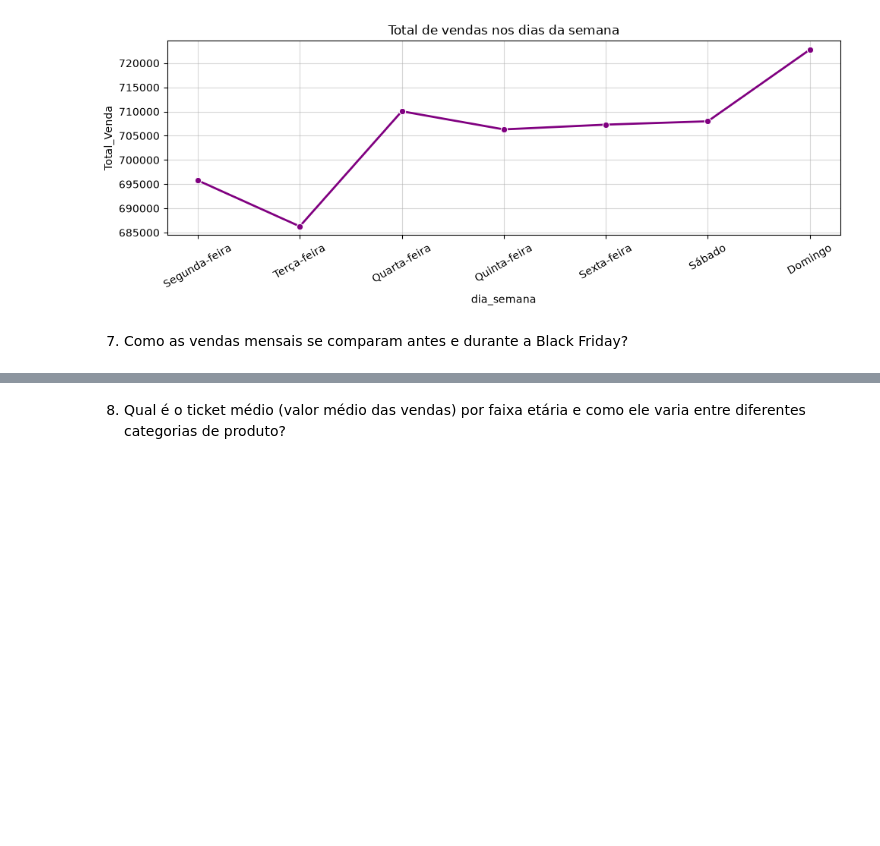
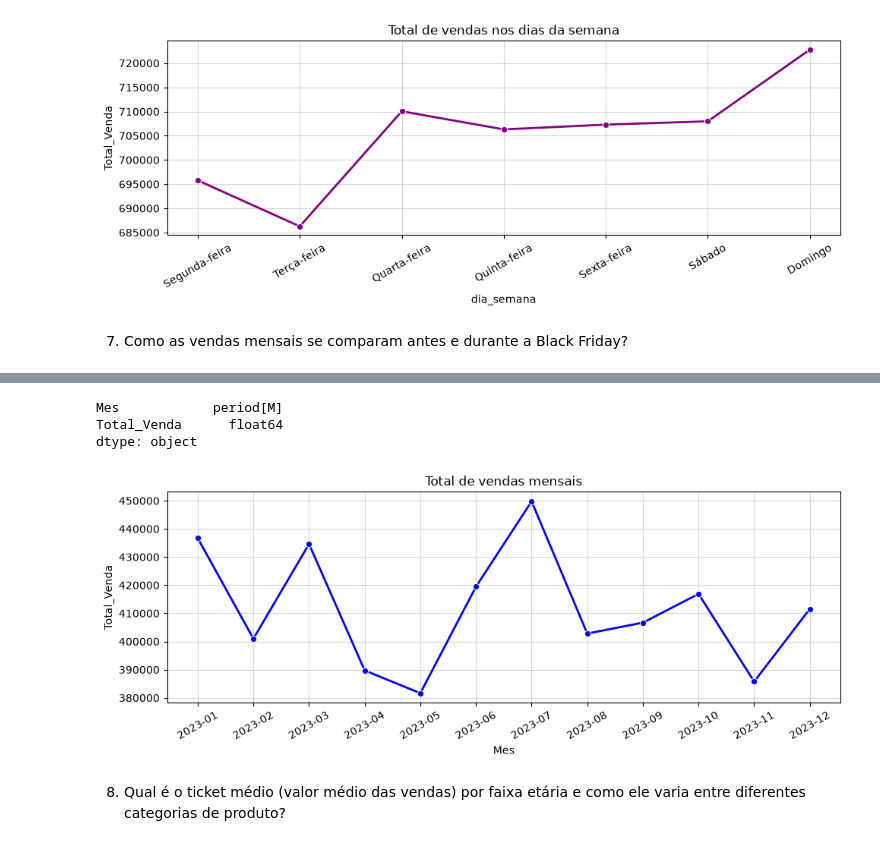
Before and after one commit to Danibisinoto/Repositorio_PROJETO_FINAL_Analise_Exploratoria_de_Dados, a Jupyter notebook: PROJETO.IPYNB, the cells around one changed output, grey strips where cells are left out. Saved outputs shown, nothing was run; the diff lists cells and outputs as text; code cells hidden in the pictures; blank space fills up the shorter version.

Commit message:
análise das questões 7 e 9, por seguir mesmo raciocínio

```diff
--- a/PROJETO.IPYNB
+++ b/PROJETO.IPYNB
@@ -591,3 +598,10 @@ plt.show()
 [figure]
 # %% [markdown]
 7. Como as vendas mensais se comparam antes e durante a Black Friday?
+# %%
+#Black Friday > anualmente na última sexta-feira de Novembro
+
+df['Mes']=pd.to_datetime(df['Data']).dt.to_period('M')
+
+venda_mensal=df.groupby(['Mes'])['Total_Venda'].sum().reset_index().round(2)
+venda_mensal
@@ -594,3 +622,39 @@ plt.show()
+# %%
+print(venda_mensal.dtypes) #checando o tipo do retorno
+# %% [output]
+Mes            period[M]
+Total_Venda      float64
+dtype: object
+# %%
+#analisando em gráfico
+
+venda_mensal['Mes']=venda_mensal['Mes'].astype(str)
+#astype(str) para que o resultado retorne os meses(string) e não os valores numéricos: 636, 638, 640, 642, 644, 646.....
+
+
+plt.figure(figsize=(10, 4))
+sns.lineplot(data=venda_mensal, x='Mes', y='Total_Venda', marker='o', color='blue', linewidth=2.0)
+plt.grid(axis='both', linestyle='-', alpha=0.5)
+plt.gca().set_axisbelow(True)
+plt.xticks(rotation=30)
+plt.title('Total de vendas mensais')
+plt.tight_layout()
+plt.show()
+
+#####ANALISE
+# Na Black Friday (novembro) as vendas caem consideravelmente, perdendo apenas para as vendas do mês de maio...
+# O foco de vendas na Black Friday são Eletrônicos, vestuários e afins....produtos de supermercado não é o foco
+# nesse período, caindo as vendas...
+# Em dezembro as vendas crescem pela chegada do Natal.
+# Em janeiro temos período de festas de ano novo, elevando as vendas.
+# Em fevereiro, periodo de férias, as vendas caem, retomando em Marco, com a volta das férias.
+# Assim como as vendas começam a cair em abril, atingindo o menor pico em maio por ser período pós pagamento de
+# impostos(IPTU, IPVA, etc), gastos escolares, etc...
+# Em junho as vendas voltam a crescer alcançando pico máximo em julho, devido período de férias.
+# Em agosto, setembro e outubro as vendas caem um pouco, mantendo certa proporção, devido volta à rotina de trabalho.
+# Essas vendas tem relação com a análise feita na questão 1.
+# %% [output]
+[figure, added]
 # %% [markdown]
 8. Qual é o ticket médio (valor médio das vendas) por faixa etária e como ele varia entre
 diferentes categorias de produto?
```
Also changed, not shown: parts of 4 cells of this notebook.
